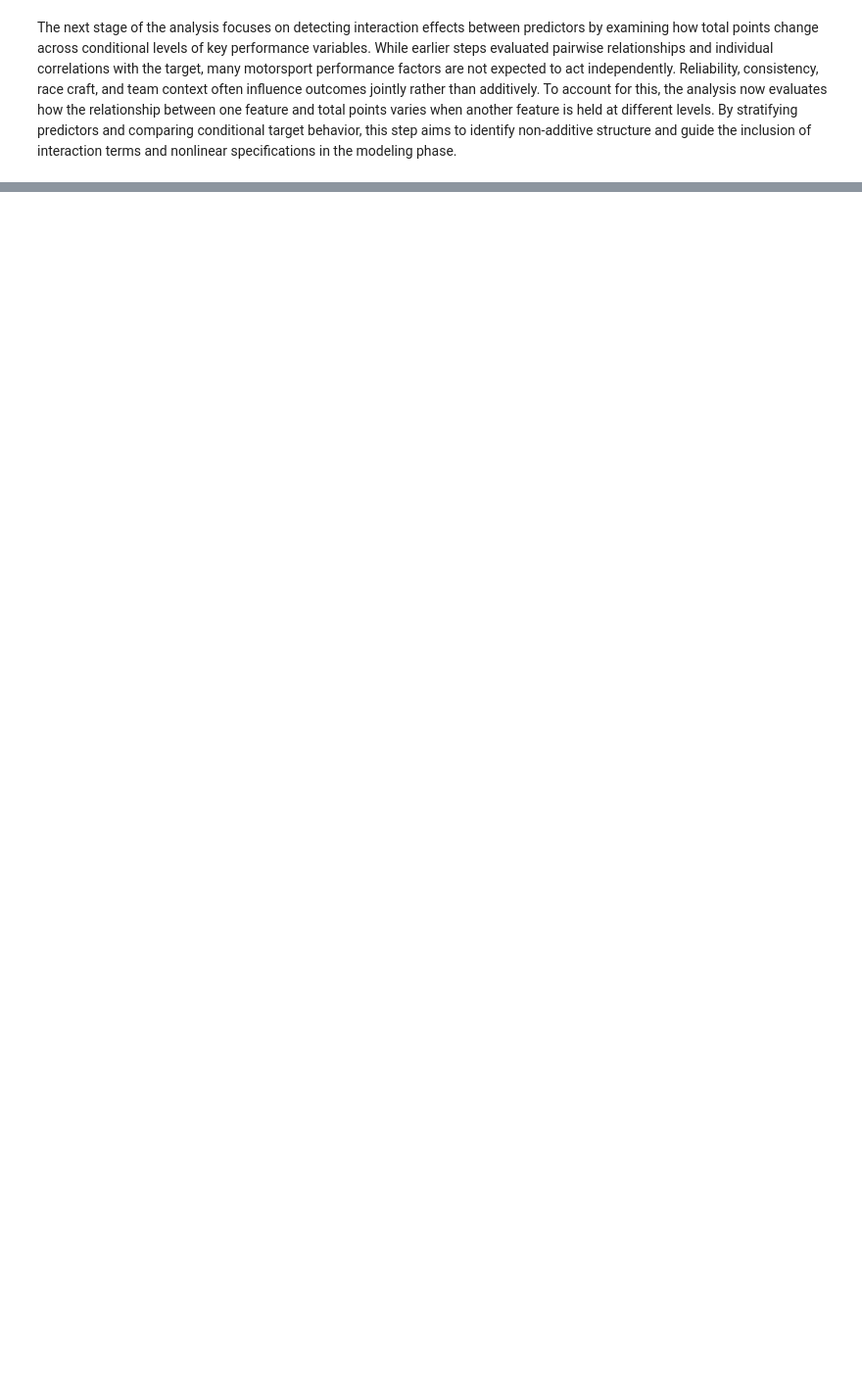
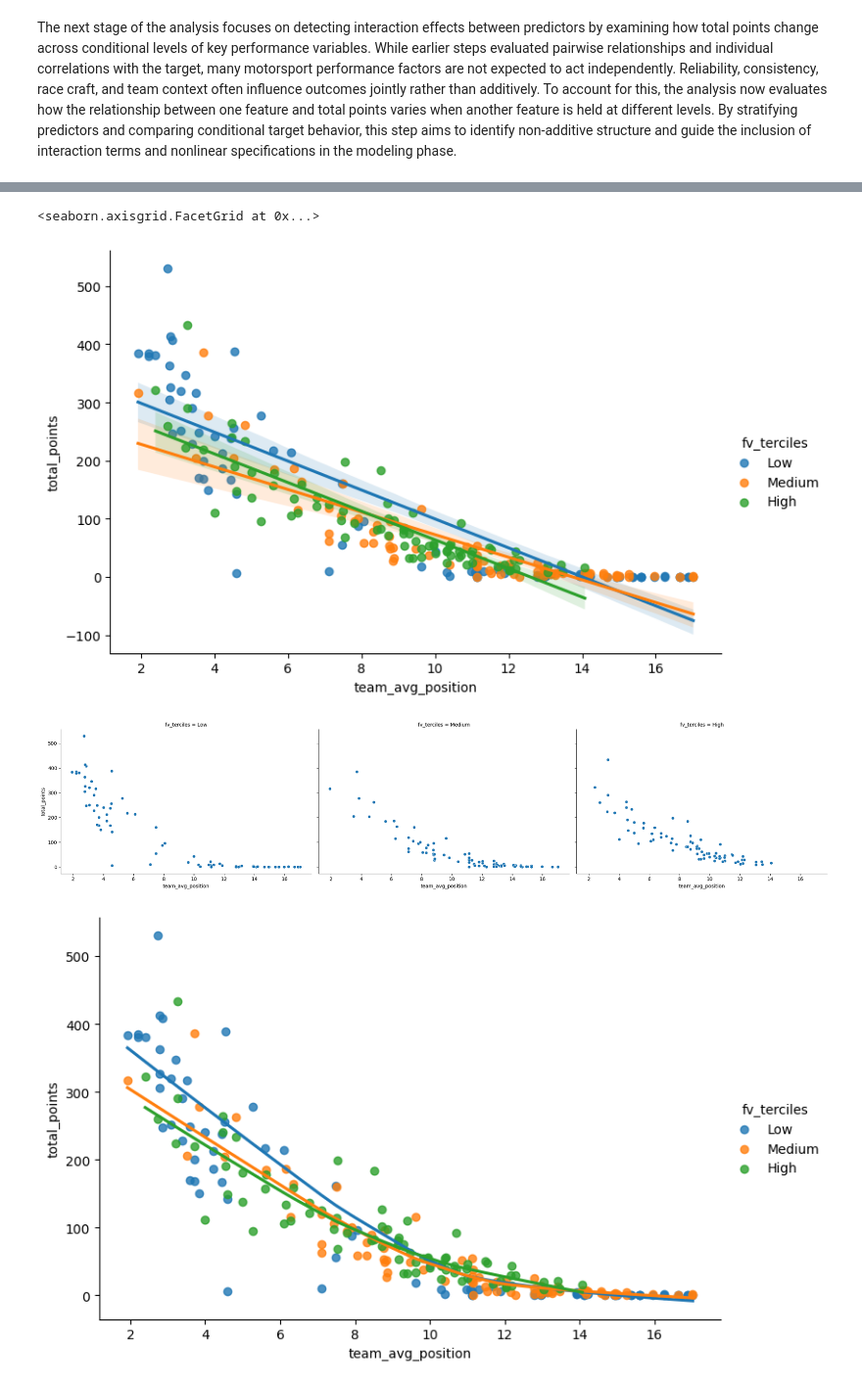
Before and after one commit to viurdaneta/F1, a Jupyter notebook: EDA.ipynb, the cells around one changed output, grey strips where cells are left out. Shown at 98% size. Cells and saved outputs as stored; diff of their text form; code cells hidden in the pictures; blank space fills up the shorter version.

```diff
--- a/EDA.ipynb
+++ b/EDA.ipynb
@@ -690,0 +807,31 @@ The next stage of the analysis focuses on detecting interaction effects between
+# %%
+sns.lmplot(
+    data=df,
+    x="team_avg_position",
+    y="total_points",
+    hue="fv_terciles",
+    height=5,
+    aspect=1.5,
+)
+sns.relplot(
+    data=df,
+    x="team_avg_position",
+    y="total_points",
+    col="fv_terciles",
+    aspect=1.5,
+)
+import statsmodels.api as sm
+sns.lmplot(
+    data=df,
+    x="team_avg_position",
+    y="total_points",
+    hue="fv_terciles",   # "low", "medium", "high"
+    lowess=True,          # smooth nonlinear trend
+    height=5,
+    aspect=1.5,
+)
+# %% [output]
+<seaborn.axisgrid.FacetGrid at 0x...>
+[figure, added]
+[figure, added]
+[figure, added]
```
Also changed, not shown: parts of 43 cells of this notebook, 1 other file.
